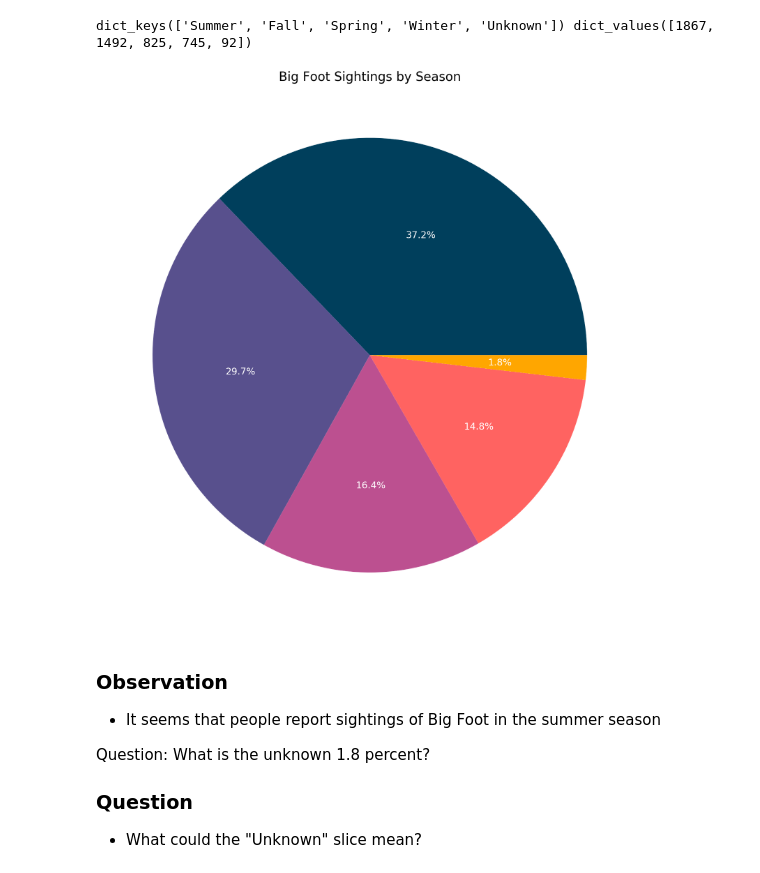
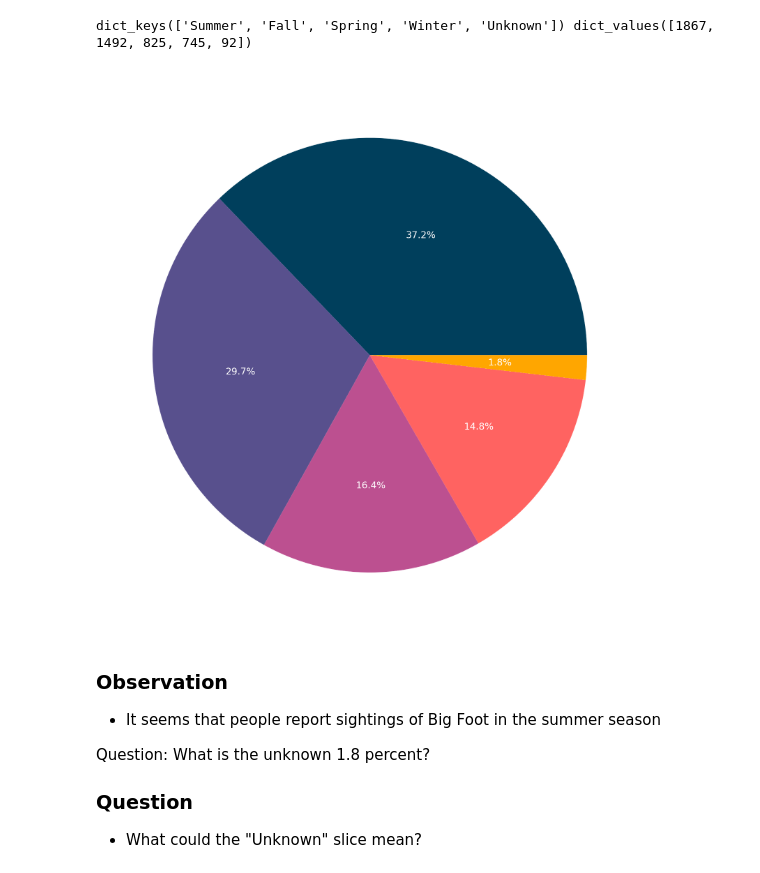
Before and after one commit to tarmacjupiter/bigfoot_opendata, a Jupyter notebook: BigFoot.ipynb, the cells around one changed output. Cells and saved outputs as stored; diff of their text form; code cells hidden in the pictures.

```diff
--- a/BigFoot.ipynb
+++ b/BigFoot.ipynb
@@ -199,19 +200,19 @@ dict_keys(['Summer', 'Fall', 'Spring', 'Winter', 'Unknown']) dict_values([1867,
 # %%
 # Colors
 color = ["#003F5C", "#58508D", "#BC5090", "#FF6361", "#FFA600"]
 
 # Pie Chart for seasons
 plt.pie(counted_seaons.values(), labels=counted_seaons.keys(),
 textprops={"fontsize": 30, "color": "white"}, autopct='%.1f%%', colors=color)
 # Title
-plt.title("Big Foot Sightings by Season", fontdict={"fontsize": 40})
+plt.title("Big Foot Sightings by Season", fontdict={"fontsize": 40, "color": "white"})
 
 fig = plt.gcf()
 fig.set_size_inches(25,25) # Makes pie chart larger
 
 plt.show()
 # %% [output]
-[figure, old version]
+[figure, new version]
 # %% [markdown]
 ### Observation
 * It seems that people report sightings of Big Foot in the summer season
```
Also changed, not shown: parts of 23 cells of this notebook.
